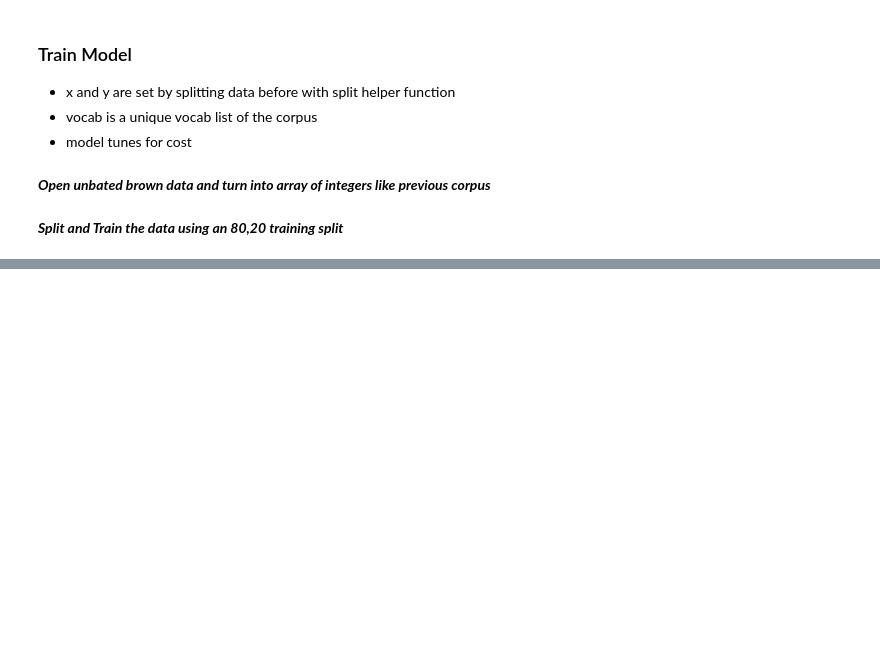
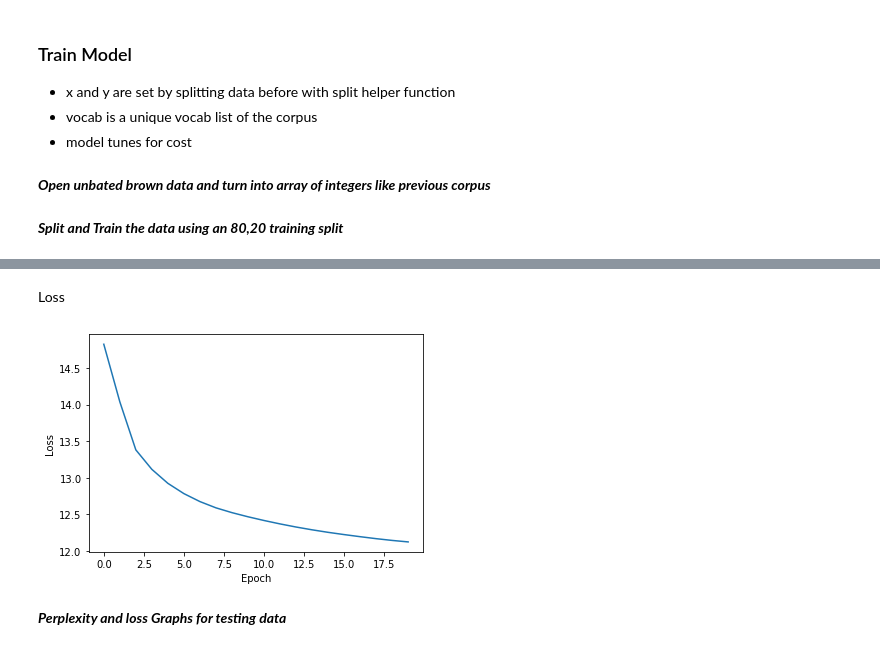
Before and after one commit to wdong97/Bengio-nlp-2, a Jupyter notebook: Proj2-Bonga.ipynb, the cells around one changed output, grey strips where cells are left out. Saved outputs shown, nothing was run; the diff lists cells and outputs as text; code cells hidden in the pictures; blank space fills up the shorter version.

```diff
--- a/Proj2-Bonga.ipynb
+++ b/Proj2-Bonga.ipynb
@@ -326,0 +439,11 @@ Device mapping:
+# %% [markdown]
+Loss
+# %%
+plt.plot(epochValid,lListValid)
+plt.ylabel('Loss')
+plt.xlabel('Epoch')
+plt.show()
+# %% [output]
+[figure, added]
+# %% [markdown]
+***Perplexity and loss Graphs for testing data***
```
Also changed, not shown: parts of 28 cells of this notebook.
